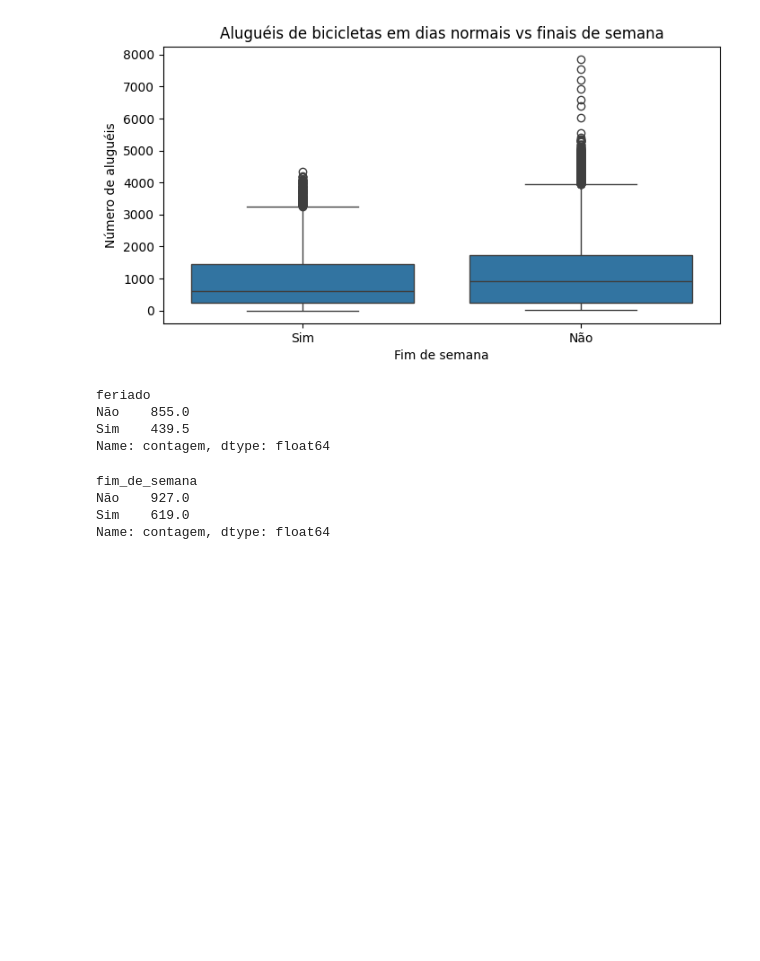
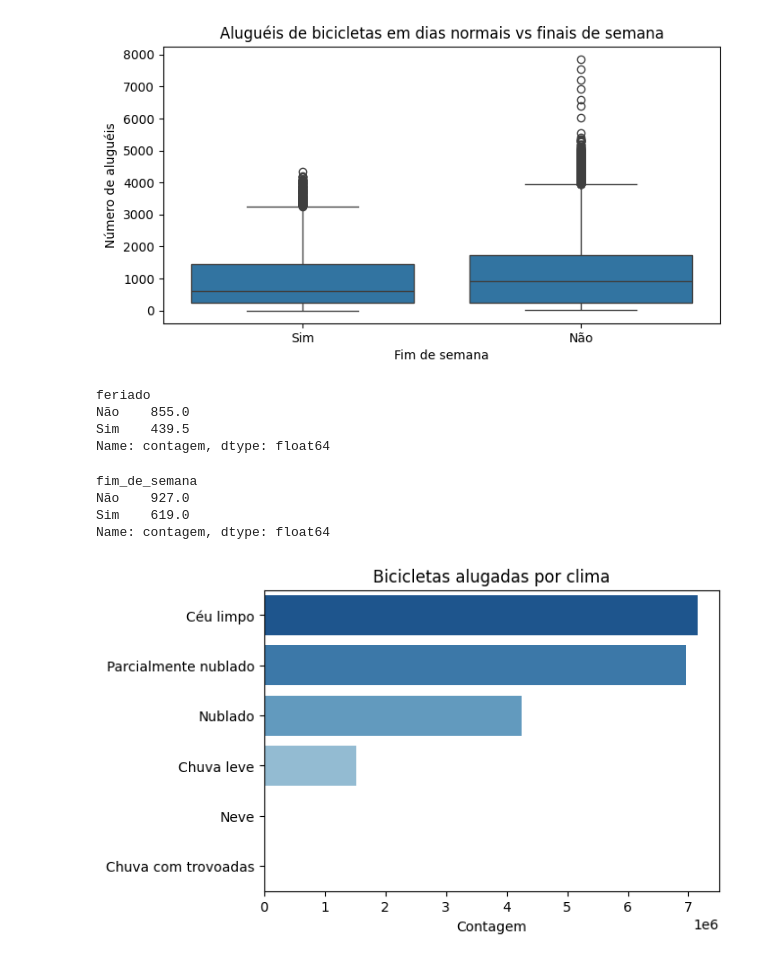
Before and after one commit to juliogazoli/alura-data-science-python-analisando-e-prevendo-series-temporais, a Jupyter notebook: atividades.ipynb, the cells around one changed output. Cells and saved outputs as stored; diff of their text form; code cells hidden in the pictures; blank space fills up the shorter version.

Commit message:
Investigando como o clima afeta a demanda

```diff
--- a/atividades.ipynb
+++ b/atividades.ipynb
@@ -226,3 +226,14 @@ fim_de_semana
 Não    927.0
 Sim    619.0
 Name: contagem, dtype: float64
+# %%
+df_clima = df_limpo.groupby('clima')['contagem'].sum().reset_index().sort_values(by='contagem', ascending=False)
+
+plt.figure(figsize=(6, 4))
+sns.barplot(data=df_clima, y='clima', x='contagem', hue='clima', palette='Blues_r', orient='h')
+plt.title('Bicicletas alugadas por clima')
+plt.xlabel('Contagem')
+plt.ylabel('')
+plt.show()
+# %% [output]
+[figure, added]
```
Also changed, not shown: parts of 1 cell of this notebook.
